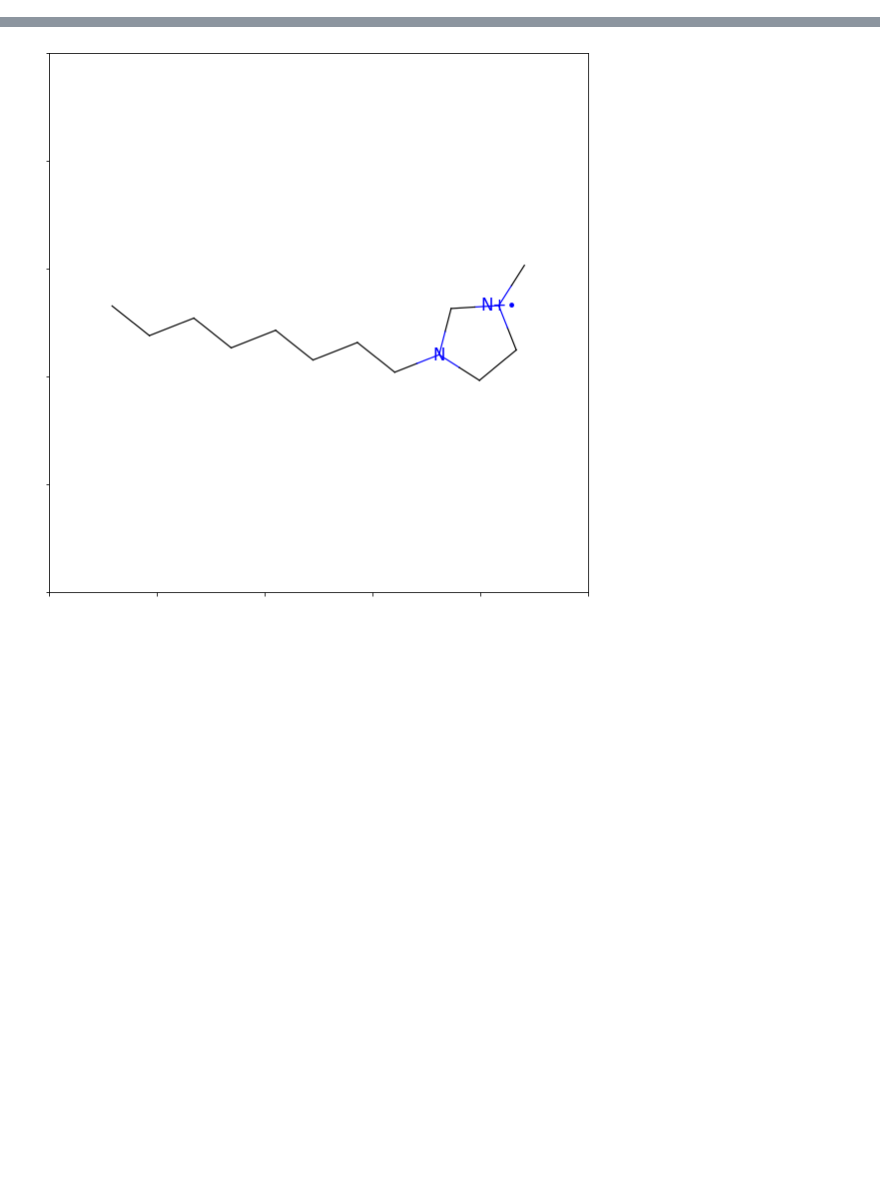
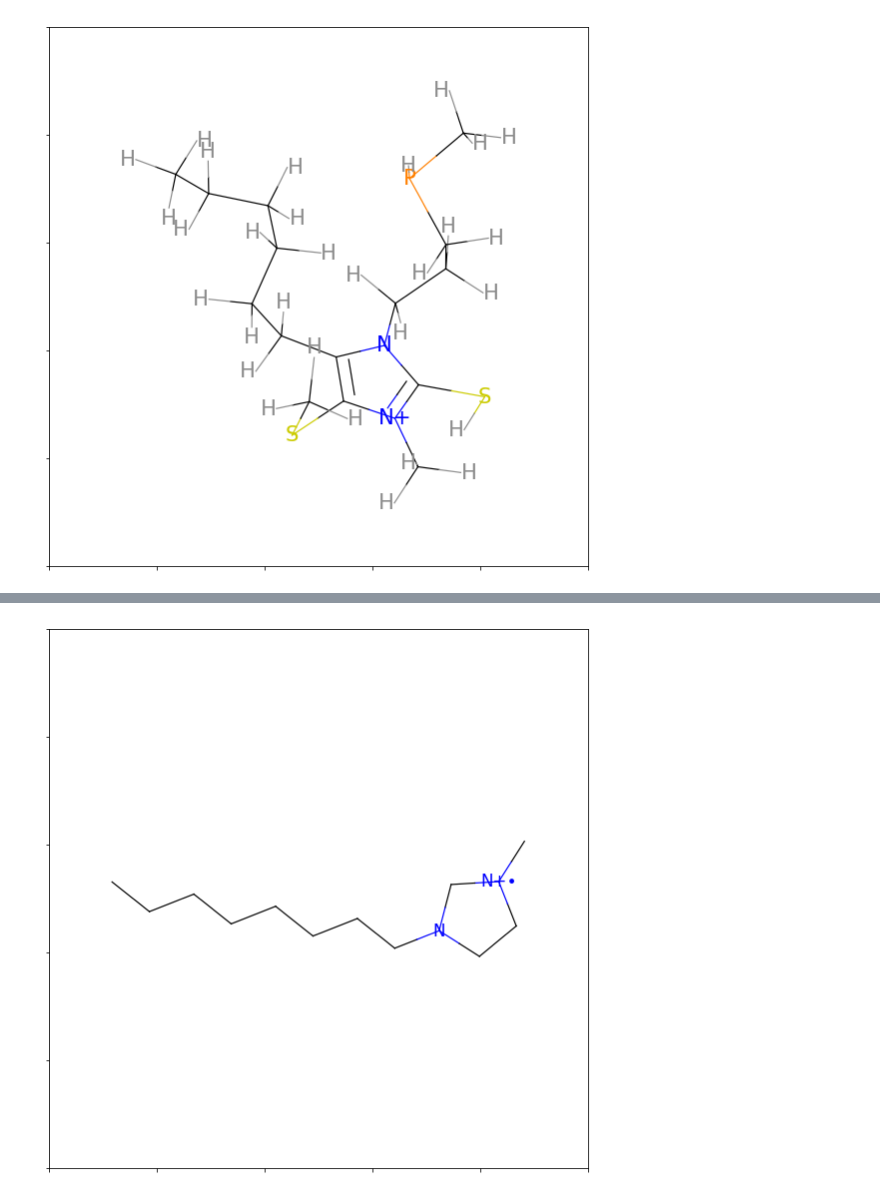
Before and after one commit to wesleybeckner/gains, a Jupyter notebook: scripts/gains_prototype.ipynb, the cells around one changed output, grey strips where cells are left out. Cells and saved outputs as stored; diff of their text form; code cells hidden in the pictures; blank space fills up the shorter version.

```diff
--- a/scripts/gains_prototype.ipynb
+++ b/scripts/gains_prototype.ipynb
@@ -427,3 +226,13 @@ within 1% of target density: 1300 (kg/m)
+# %%
+smiles = "CCCCCCc1c(SC)[n+](C)c(S)n1CCCPC"
+mol = Chem.MolFromSmiles(smiles)
+mol = Chem.AddHs(mol)
+Chem.EmbedMolecule(mol, Chem.ETKDG())
+Chem.UFFOptimizeMolecule(mol)
+a = Draw.MolToMPL(mol)
+rdkit.Chem.rdmolfiles.MolToPDBFile(mol, "test", confId=-2)
+# %% [output]
+[figure, added]
 # %%
 def guess_password(target):
     startTime = datetime.datetime.now()
```
Also changed, not shown: parts of 5 cells of this notebook, 5 other files.
